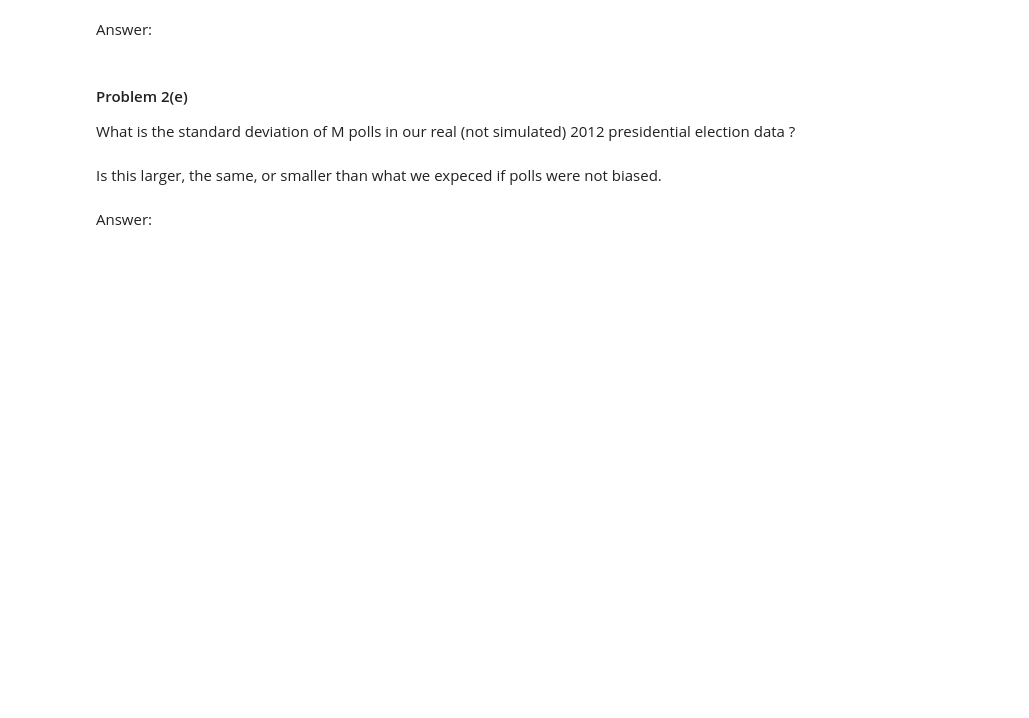
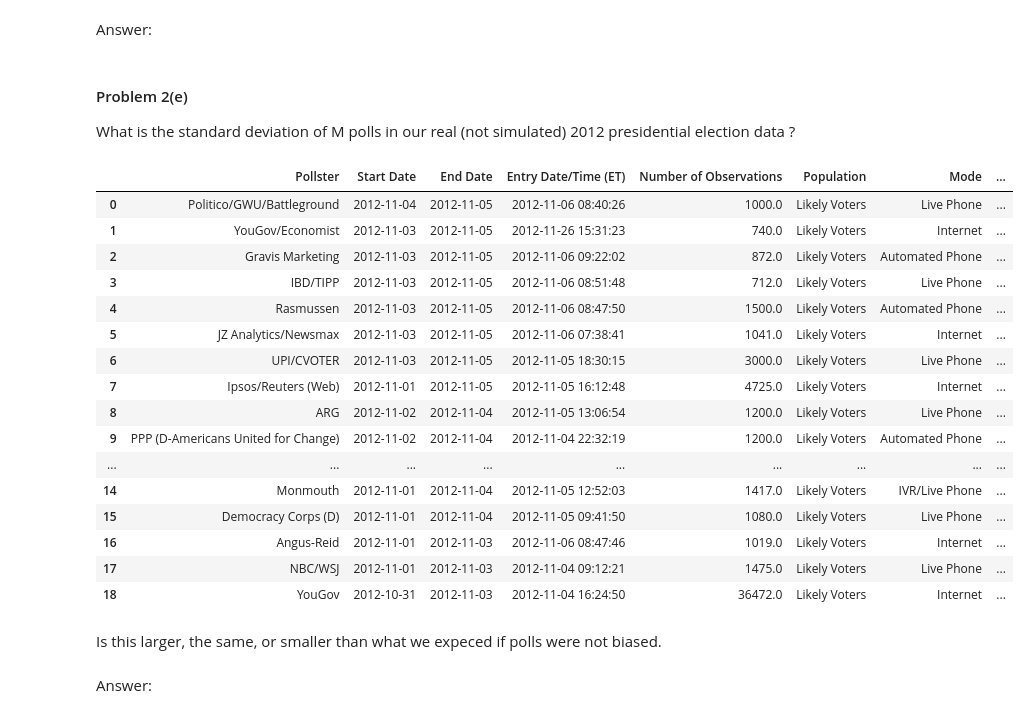
Before and after one commit to fergusio/cs109-2015, a Jupyter notebook: homework/HW2.ipynb, the cells around one changed output. Saved outputs shown, nothing was run; the diff lists cells and outputs as text; code cells hidden in the pictures; blank space fills up the shorter version.

```diff
--- a/homework/HW2.ipynb
+++ b/homework/HW2.ipynb
@@ -409,6 +519,25 @@ Answer:
 What is the standard deviation of M polls in our real (not simulated) 2012 presidential election data ?
 # %%
 #your code here
+election.iloc[:19]
+# %% [output]
+|  | Pollster | Start Date | End Date | Entry Date/Time (ET) | Number of Observations | Population | Mode | ... |
+| 0 | Politico/GWU/Battleground | 2012-11-04 | 2012-11-05 | 2012-11-06 08:40:26 | 1000.0 | Likely Voters | Live Phone | ... |
+| 1 | YouGov/Economist | 2012-11-03 | 2012-11-05 | 2012-11-26 15:31:23 | 740.0 | Likely Voters | Internet | ... |
+| 2 | Gravis Marketing | 2012-11-03 | 2012-11-05 | 2012-11-06 09:22:02 | 872.0 | Likely Voters | Automated Phone | ... |
+| 3 | IBD/TIPP | 2012-11-03 | 2012-11-05 | 2012-11-06 08:51:48 | 712.0 | Likely Voters | Live Phone | ... |
+| 4 | Rasmussen | 2012-11-03 | 2012-11-05 | 2012-11-06 08:47:50 | 1500.0 | Likely Voters | Automated Phone | ... |
+| 5 | JZ Analytics/Newsmax | 2012-11-03 | 2012-11-05 | 2012-11-06 07:38:41 | 1041.0 | Likely Voters | Internet | ... |
+| 6 | UPI/CVOTER | 2012-11-03 | 2012-11-05 | 2012-11-05 18:30:15 | 3000.0 | Likely Voters | Live Phone | ... |
+| 7 | Ipsos/Reuters (Web) | 2012-11-01 | 2012-11-05 | 2012-11-05 16:12:48 | 4725.0 | Likely Voters | Internet | ... |
+| 8 | ARG | 2012-11-02 | 2012-11-04 | 2012-11-05 13:06:54 | 1200.0 | Likely Voters | Live Phone | ... |
+| 9 | PPP (D-Americans United for Change) | 2012-11-02 | 2012-11-04 | 2012-11-04 22:32:19 | 1200.0 | Likely Voters | Automated Phone | ... |
+| ... | ... | ... | ... | ... | ... | ... | ... | ... |
+| 14 | Monmouth | 2012-11-01 | 2012-11-04 | 2012-11-05 12:52:03 | 1417.0 | Likely Voters | IVR/Live Phone | ... |
+| 15 | Democracy Corps (D) | 2012-11-01 | 2012-11-04 | 2012-11-05 09:41:50 | 1080.0 | Likely Voters | Live Phone | ... |
+| 16 | Angus-Reid | 2012-11-01 | 2012-11-03 | 2012-11-06 08:47:46 | 1019.0 | Likely Voters | Internet | ... |
+| 17 | NBC/WSJ | 2012-11-01 | 2012-11-03 | 2012-11-04 09:12:21 | 1475.0 | Likely Voters | Live Phone | ... |
+| 18 | YouGov | 2012-10-31 | 2012-11-03 | 2012-11-04 16:24:50 | 36472.0 | Likely Voters | Internet | ... |
 # %% [markdown]
 Is this larger, the same, or smaller than what we expeced if polls were not biased.
 # %%
```
Also changed, not shown: parts of 32 cells of this notebook, 1 other file.
